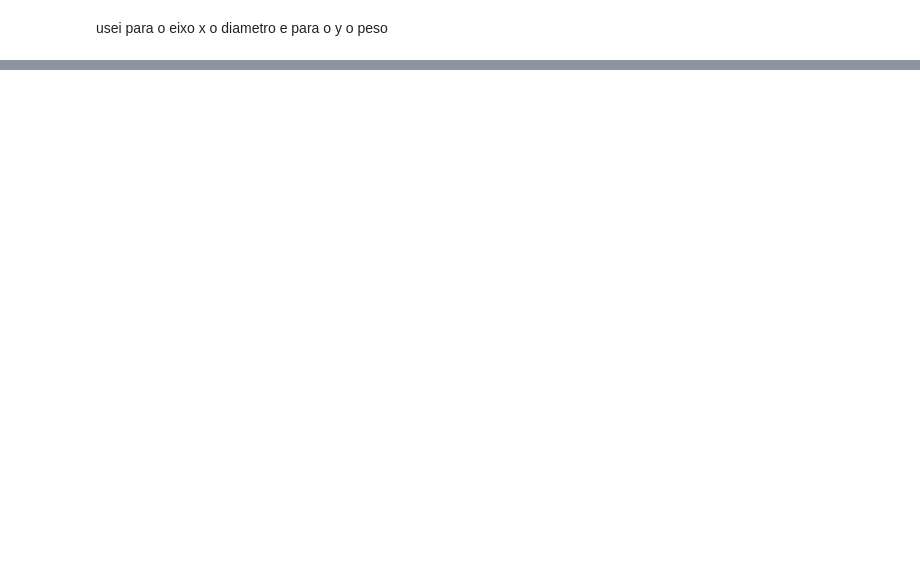
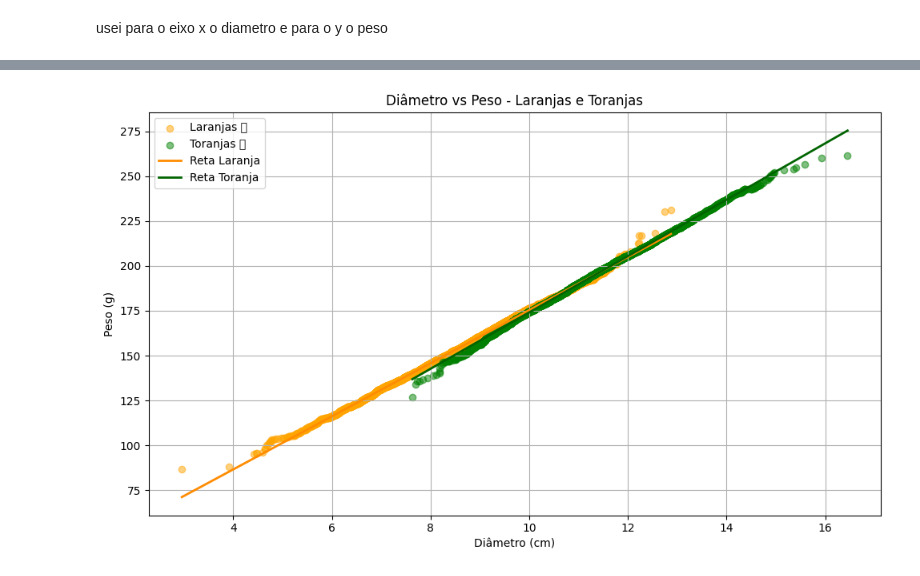
Before and after one commit to elissouza2023/facacomofiz, a Jupyter notebook: Faca_como_eu_fiz.ipynb, the cells around one changed output, grey strips where cells are left out. Saved outputs shown, nothing was run; the diff lists cells and outputs as text; code cells hidden in the pictures; blank space fills up the shorter version.

```diff
--- a/Faca_como_eu_fiz.ipynb
+++ b/Faca_como_eu_fiz.ipynb
@@ -58,0 +63,7 @@ plt.plot(diametro_toranja, peso_toranja)
+# %%
+Y = peso_laranja
+X = diametro_laranja
+n = np.size(X)
+
+a = (n*np.sum(X*Y) - np.sum(X)*np.sum(Y))/(n*np.sum(X**2)-np.sum(X)**2)
+b = np.mean(Y) - a*np.mean(X)
@@ -58,0 +81,52 @@ plt.plot(diametro_toranja, peso_toranja)
+# %%
+import numpy as np
+import matplotlib.pyplot as plt
+
+# Supondo que 'dado' já esteja carregado e seja um array NumPy
+diametro_laranja = dado[:5000, 0]
+peso_laranja = dado[:5000, 1]
+
+diametro_toranja = dado[5000:, 0]
+peso_toranja = dado[5000:, 1]
+
+# Função para calcular os coeficientes a e b
+def calcular_coeficientes(X, Y):
+    n = np.size(X)
+    a = (n * np.sum(X * Y) - np.sum(X) * np.sum(Y)) / (n * np.sum(X**2) - np.sum(X)**2)
+    b = np.mean(Y) - a * np.mean(X)
+    return a, b
+
+# Calcular para laranja
+a_laranja, b_laranja = calcular_coeficientes(diametro_laranja, peso_laranja)
+
+# Calcular para toranja
+a_toranja, b_toranja = calcular_coeficientes(diametro_toranja, peso_toranja)
+
+# Gerar os valores das retas
+x_vals_laranja = np.linspace(min(diametro_laranja), max(diametro_laranja), 100)
+reta_laranja = a_laranja * x_vals_laranja + b_laranja
+
+x_vals_toranja = np.linspace(min(diametro_toranja), max(diametro_toranja), 100)
+reta_toranja = a_toranja * x_vals_toranja + b_toranja
+
+# Criar o gráfico
+plt.figure(figsize=(10, 6))
+
+# Dispersão dos dados
+plt.scatter(diametro_laranja, peso_laranja, color='orange', alpha=0.5, label='Laranjas 🍊')
+plt.scatter(diametro_toranja, peso_toranja, color='green', alpha=0.5, label='Toranjas 🍈')
+
+# Retas de regressão
+plt.plot(x_vals_laranja, reta_laranja, color='darkorange', linewidth=2, label='Reta Laranja')
+plt.plot(x_vals_toranja, reta_toranja, color='darkgreen', linewidth=2, label='Reta Toranja')
+
+# Legenda e labels
+plt.title('Diâmetro vs Peso - Laranjas e Toranjas')
+plt.xlabel('Diâmetro (cm)')
+plt.ylabel('Peso (g)')
+plt.legend()
+plt.grid(True)
+plt.tight_layout()
+plt.show()
+# %% [output]
+[figure, added]
```
Also changed, not shown: parts of 7 cells of this notebook.
